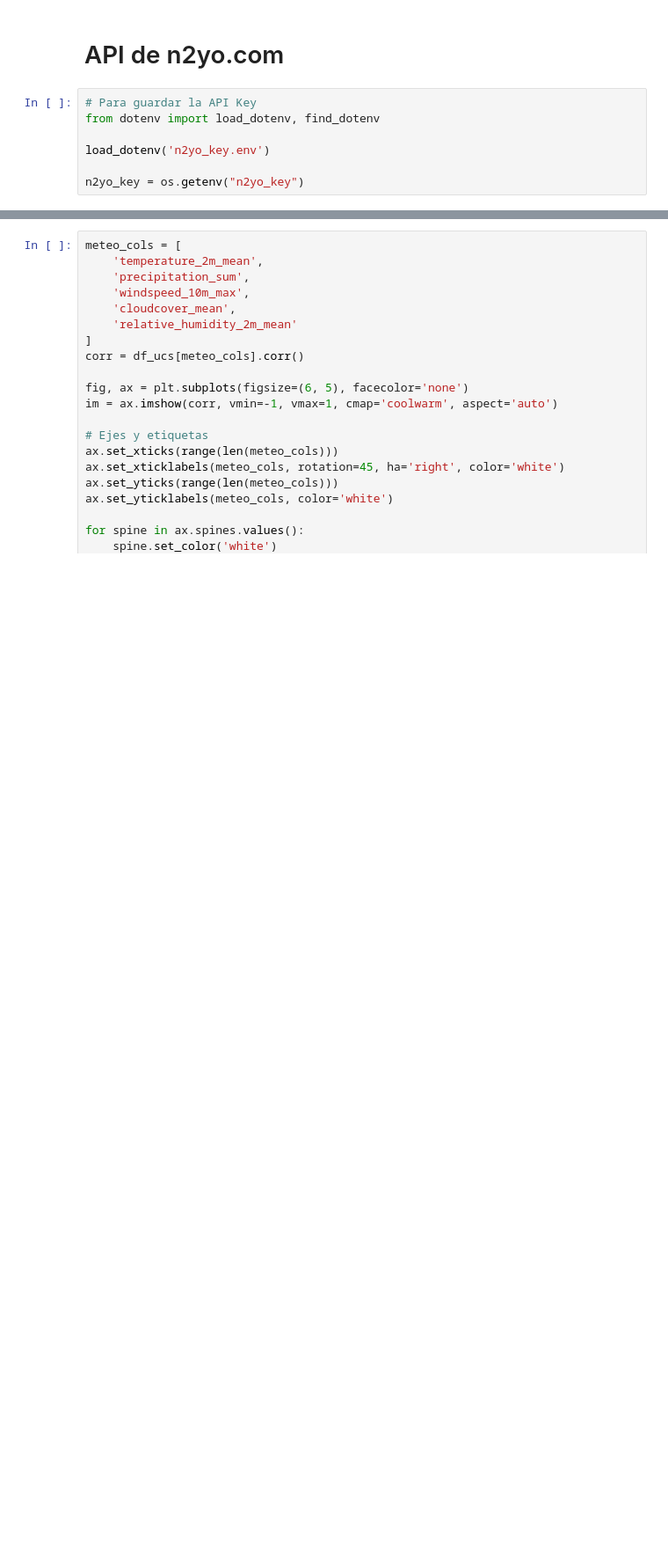
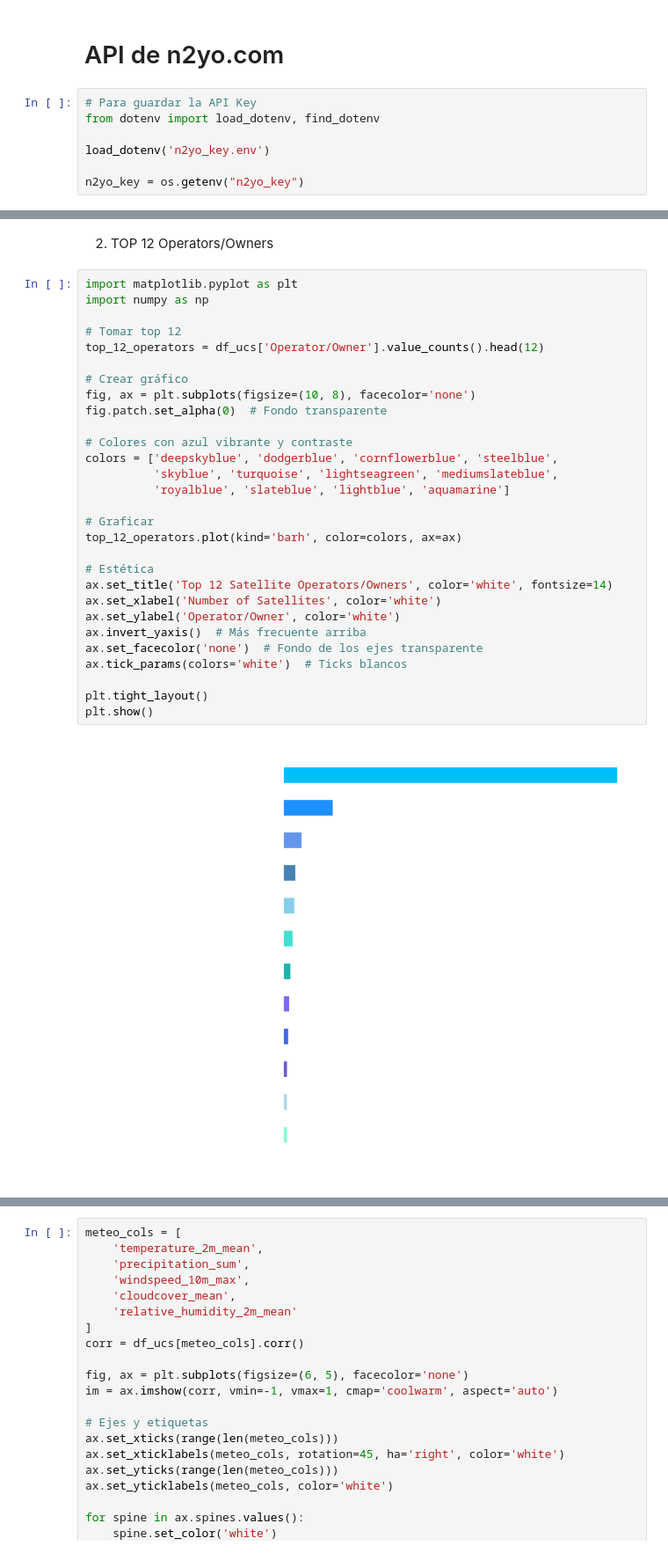
Before and after one commit to xavistem/satellite_data_analysis, a Jupyter notebook: satellite_data_analysis.ipynb, the cells around one changed output, grey strips where cells are left out. Shown: that part at 88% size. Saved outputs shown, nothing was run; the diff lists cells and outputs as text; blank space fills up the shorter version.

```diff
--- a/satellite_data_analysis.ipynb
+++ b/satellite_data_analysis.ipynb
@@ -1386,0 +1263,33 @@ plt.show()
+# %% [markdown]
+2. TOP 12 Operators/Owners
+# %%
+import matplotlib.pyplot as plt
+import numpy as np
+
+# Tomar top 12
+top_12_operators = df_ucs['Operator/Owner'].value_counts().head(12)
+
+# Crear gráfico
+fig, ax = plt.subplots(figsize=(10, 8), facecolor='none')
+fig.patch.set_alpha(0)  # Fondo transparente
+
+# Colores con azul vibrante y contraste
+colors = ['deepskyblue', 'dodgerblue', 'cornflowerblue', 'steelblue',
+          'skyblue', 'turquoise', 'lightseagreen', 'mediumslateblue',
+          'royalblue', 'slateblue', 'lightblue', 'aquamarine']
+
+# Graficar
+top_12_operators.plot(kind='barh', color=colors, ax=ax)
+
+# Estética
+ax.set_title('Top 12 Satellite Operators/Owners', color='white', fontsize=14)
+ax.set_xlabel('Number of Satellites', color='white')
+ax.set_ylabel('Operator/Owner', color='white')
+ax.invert_yaxis()  # Más frecuente arriba
+ax.set_facecolor('none')  # Fondo de los ejes transparente
+ax.tick_params(colors='white')  # Ticks blancos
+
+plt.tight_layout()
+plt.show()
+# %% [output]
+[figure, added]
```
Also changed, not shown: parts of 31 cells of this notebook, 1 other file.
